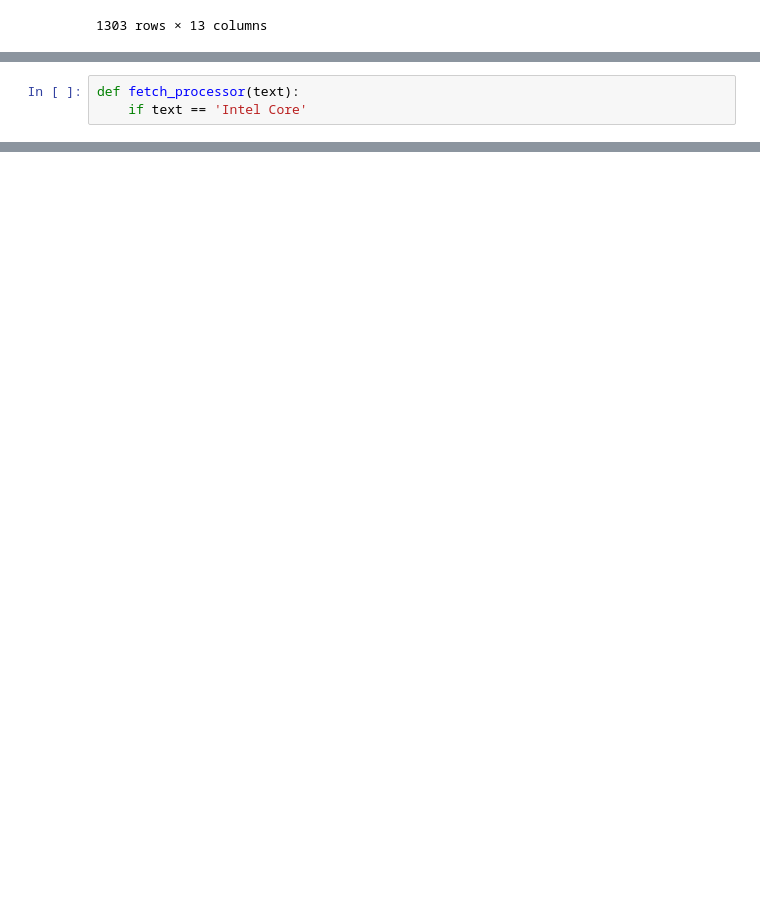
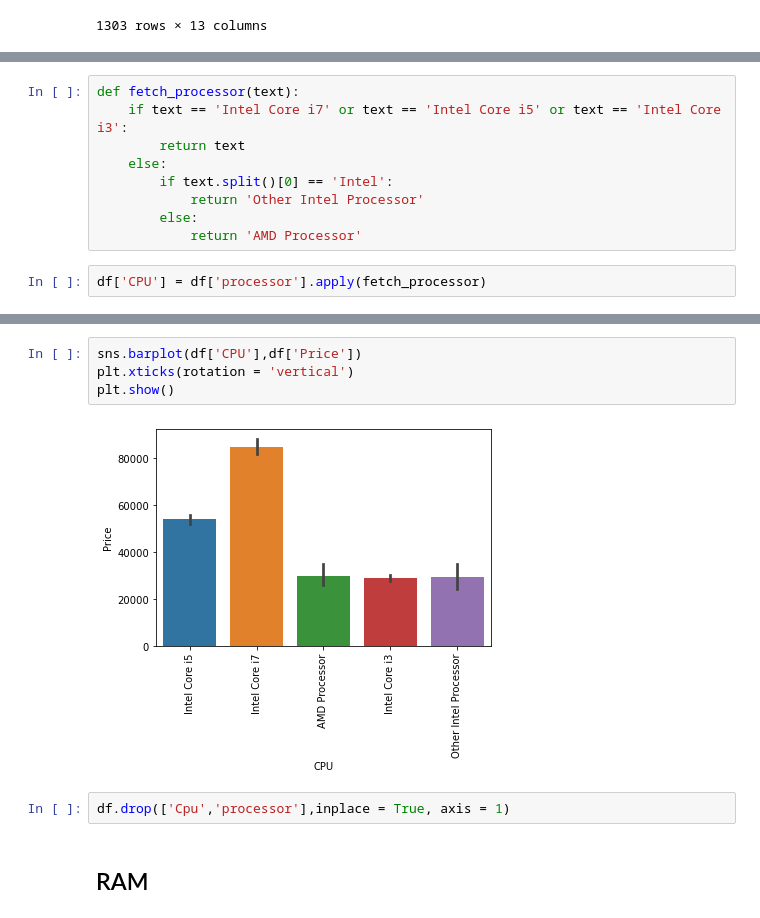
Before and after one commit to lalchhabi/laptop_price_predictor, a Jupyter notebook: Laptop_price_predictor.ipynb, the cells around one changed output, grey strips where cells are left out. Saved outputs shown, nothing was run; the diff lists cells and outputs as text; blank space fills up the shorter version.

```diff
--- a/Laptop_price_predictor.ipynb
+++ b/Laptop_price_predictor.ipynb
@@ -449,4 +459,12 @@ AMD E-Series 6110             1
 Name: processor, dtype: int64
-# %%
-def fetch_processor(text):
-    if text == 'Intel Core'
+# %%
+def fetch_processor(text):
+    if text == 'Intel Core i7' or text == 'Intel Core i5' or text == 'Intel Core i3':
+        return text
+    else:
+        if text.split()[0] == 'Intel':
+            return 'Other Intel Processor'
+        else:
+            return 'AMD Processor'
+# %%
+df['CPU'] = df['processor'].apply(fetch_processor)
@@ -452,0 +496,10 @@ def fetch_processor(text):
+# %%
+sns.barplot(df['CPU'],df['Price'])
+plt.xticks(rotation = 'vertical')
+plt.show()
+# %% [output]
+[figure, added]
+# %%
+df.drop(['Cpu','processor'],inplace = True, axis = 1)
+# %% [markdown]
+## RAM
```
Also changed, not shown: parts of 109 cells of this notebook.
